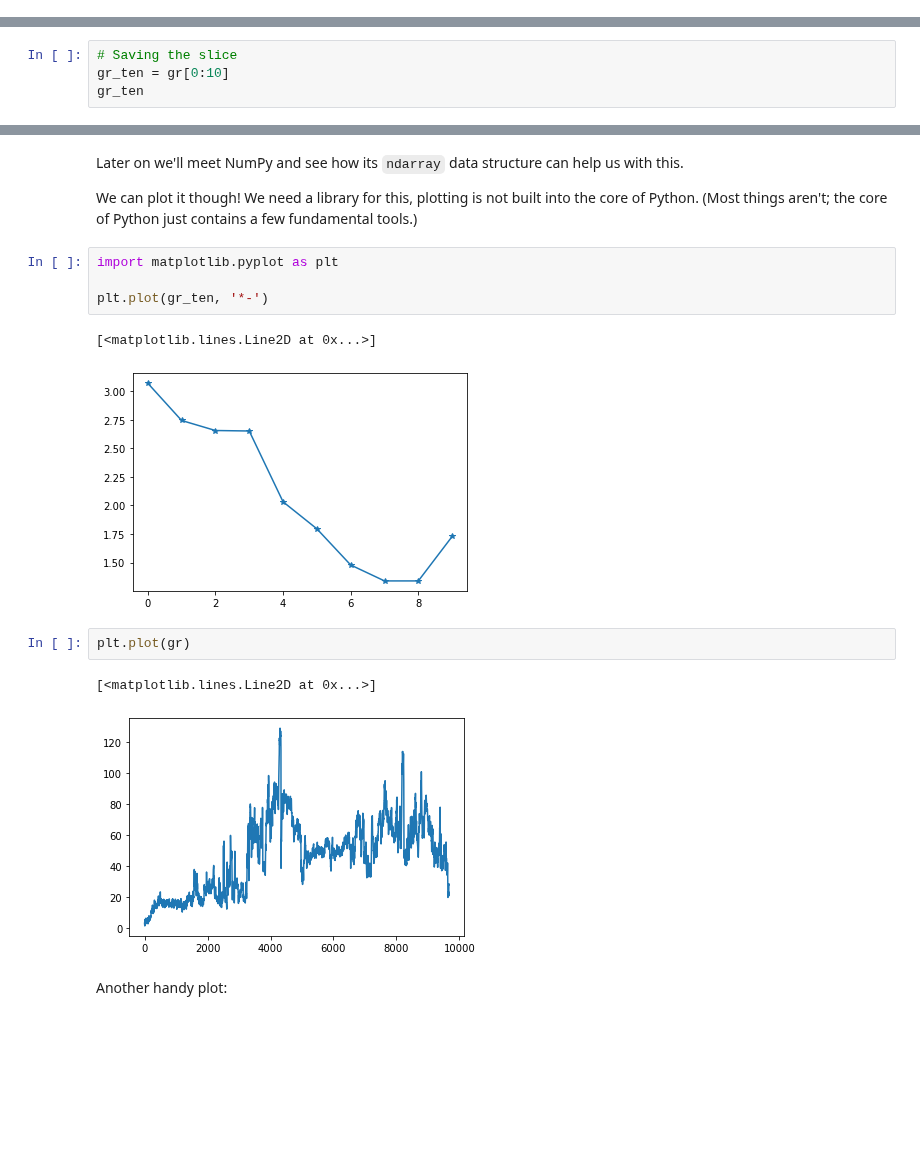
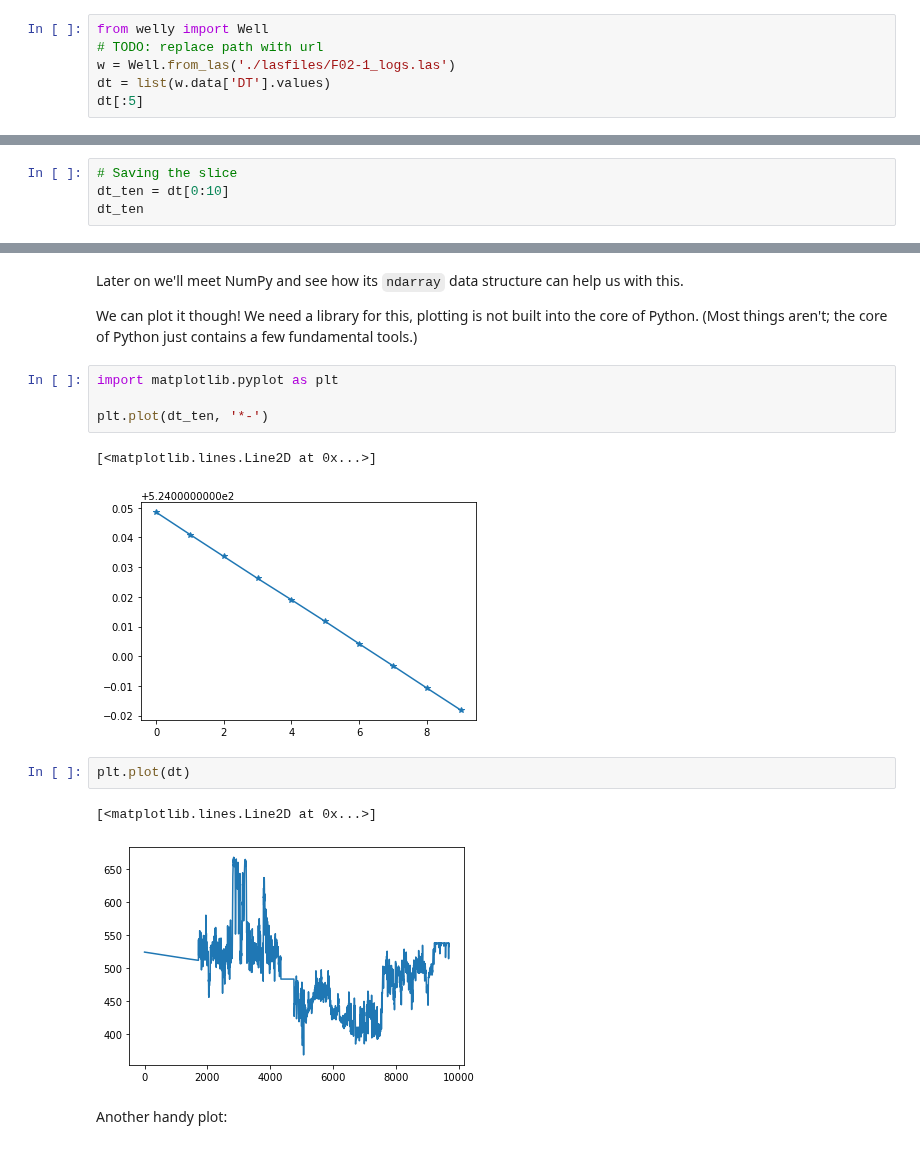
Before and after one commit to agilescientific/geocomputing, a Jupyter notebook: dev/Logs_1D_data.ipynb, the cells around one changed output, grey strips where cells are left out. Drawn from its saved outputs; the diff is of its cells as text; blank space fills up the shorter version.

```diff
--- a/dev/Logs_1D_data.ipynb
+++ b/dev/Logs_1D_data.ipynb
@@ -26,0 +15,6 @@ gr[:5]
+# %%
+from welly import Well
+# TODO: replace path with url
+w = Well.from_las('./lasfiles/F02-1_logs.las')
+dt = list(w.data['DT'].values)
+dt[:5]
@@ -64,5 +69,5 @@ gr[0:10]
 # %%
 # Saving the slice
-gr_ten = gr[0:10]
-gr_ten
+dt_ten = dt[0:10]
+dt_ten
 # %% [output]
@@ -90,14 +113,14 @@ We can plot it though! We need a library for this, plotting is not built into th
 # %%
 import matplotlib.pyplot as plt
 
-plt.plot(gr_ten, '*-')
+plt.plot(dt_ten, '*-')
 # %% [output]
 [<matplotlib.lines.Line2D at 0x...>]
-[figure, old version]
+[figure, new version]
 # %%
-plt.plot(gr)
+plt.plot(dt)
 # %% [output]
 [<matplotlib.lines.Line2D at 0x...>]
-[figure, old version]
+[figure, new version]
 # %% [markdown]
 Another handy plot:
```
Also changed, not shown: parts of 63 cells of this notebook.
